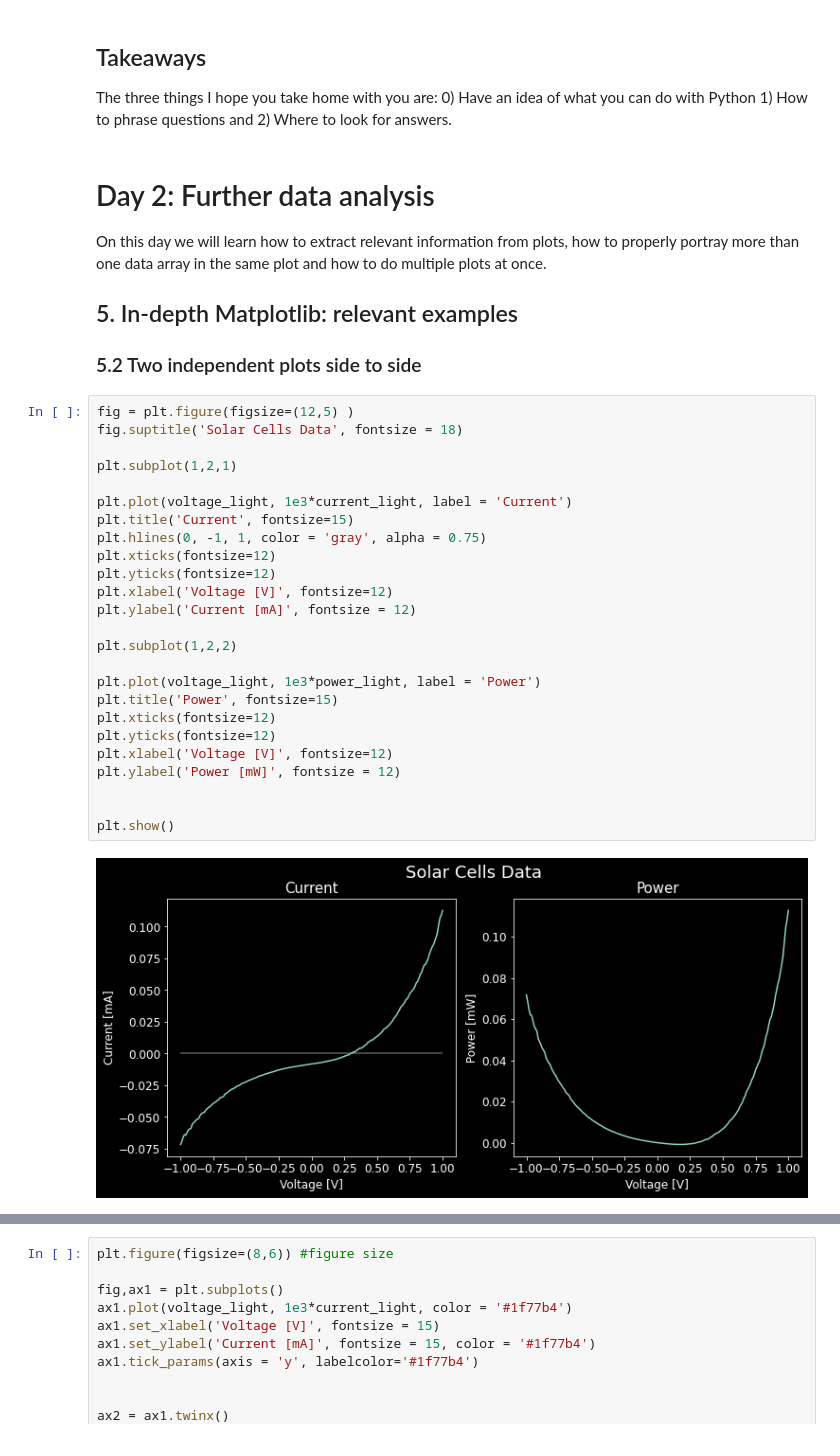
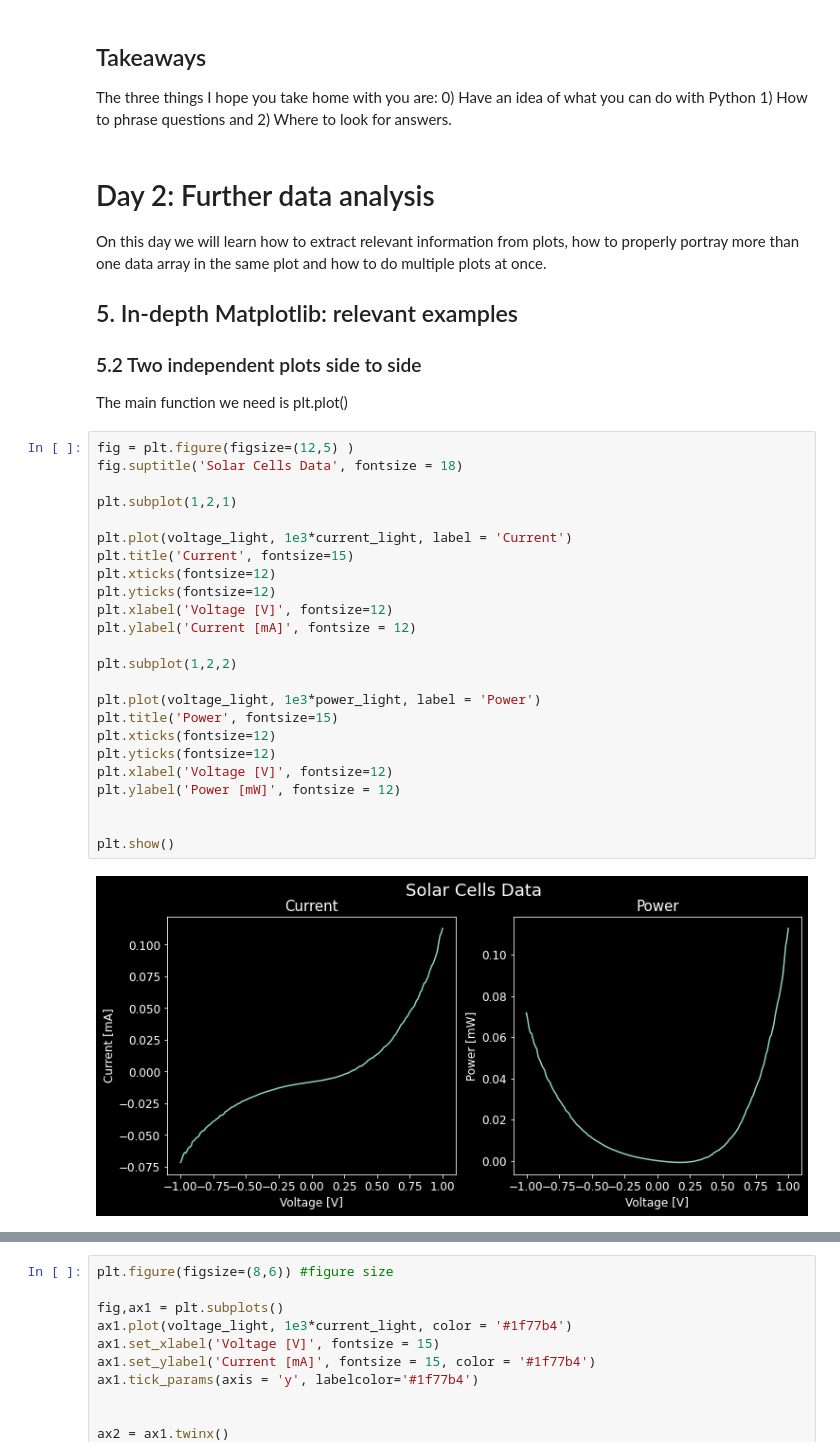
Before and after one commit to brawantonio/python_workshop_july2023, a Jupyter notebook: Python Workshop.ipynb, the cells around one changed output, grey strips where cells are left out. Cells and saved outputs as stored; diff of their text form.

```diff
--- a/Python Workshop.ipynb
+++ b/Python Workshop.ipynb
@@ -173,32 +179,33 @@ On this day we will learn how to extract relevant information from plots, how to
 ## 5. In-depth Matplotlib: relevant examples
 
 ### 5.2 Two independent plots side to side
+
+The main function we need is plt.plot()
 # %%
 fig = plt.figure(figsize=(12,5) )
 fig.suptitle('Solar Cells Data', fontsize = 18)
 
 plt.subplot(1,2,1)
 
 plt.plot(voltage_light, 1e3*current_light, label = 'Current')
 plt.title('Current', fontsize=15)
-plt.hlines(0, -1, 1, color = 'gray', alpha = 0.75)
 plt.xticks(fontsize=12)
 plt.yticks(fontsize=12)
 plt.xlabel('Voltage [V]', fontsize=12)
 plt.ylabel('Current [mA]', fontsize = 12)
 
 plt.subplot(1,2,2)
 
 plt.plot(voltage_light, 1e3*power_light, label = 'Power')
 plt.title('Power', fontsize=15)
 plt.xticks(fontsize=12)
 plt.yticks(fontsize=12)
 plt.xlabel('Voltage [V]', fontsize=12)
 plt.ylabel('Power [mW]', fontsize = 12)
 
 
 plt.show()
 # %% [output]
-[figure, old version]
+[figure, new version]
 # %% [markdown]
 ### 5.1 One plot, two different y axes
```
Also changed, not shown: parts of 11 cells of this notebook.
